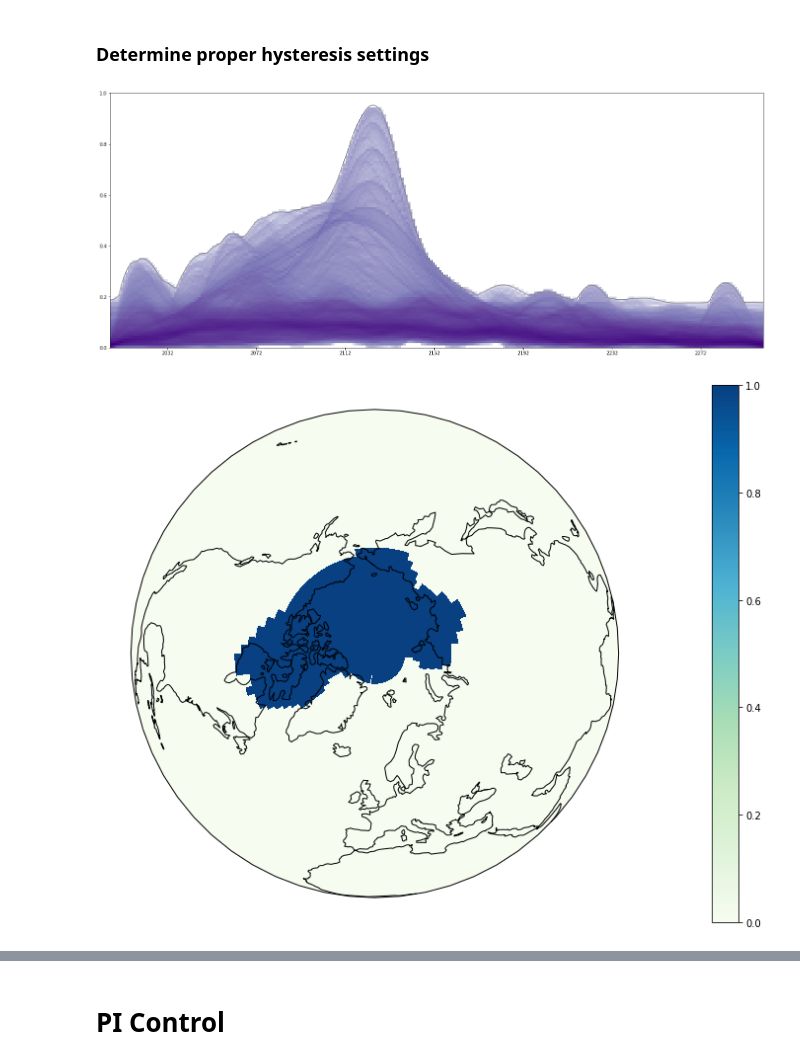
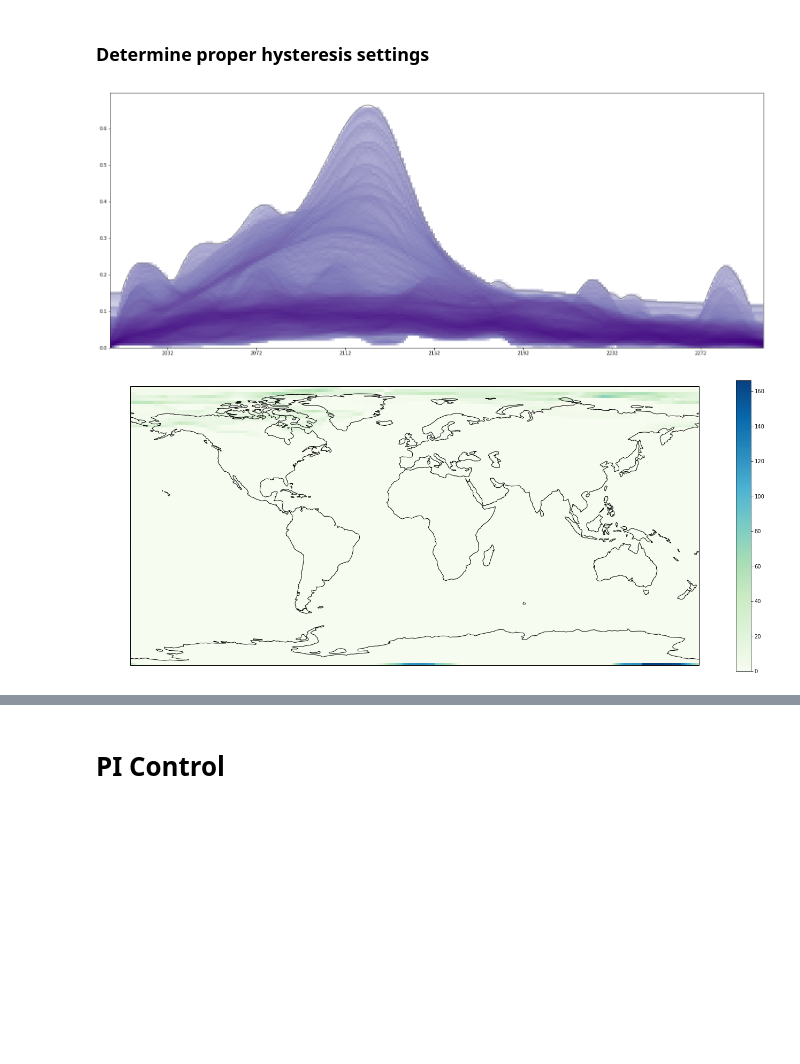
Before and after one commit to abrupt-climate/notebooks, a Jupyter notebook: Temperature.ipynb, the cells around one changed output, grey strips where cells are left out. Saved outputs shown, nothing was run; the diff lists cells and outputs as text; code cells hidden in the pictures; blank space fills up the shorter version.

```diff
--- a/Temperature.ipynb
+++ b/Temperature.ipynb
@@ -27,7 +28,7 @@ from plotting import (
 data_folder = Path("/mnt/Knolselderij/bulk/Abrupt/")
 month = 3
 
-sigma_d = unit('200 km')
+sigma_d = unit('500 km')
 sigma_t = unit('10 year')
 
 gamma = 1
@@ -150,26 +156,30 @@ Sigmas: 10.0001875275 0.964419572624 0.959276379647
 The Sobel filter has the same problem as the Gaussian filter, but the solution is easier. We just correct for the magnitude of the Sobel response by multiplying the longitudinal component by the cosine of the latitude.
 # %%
 sb = yearly_box.sobel_filter(smooth_data, weight=sobel_weights)
+pixel_sb = yearly_box.sobel_filter(smooth_data, physical=False)
 # %% [markdown]
 ### Determine proper hysteresis settings
 # %%
-signal = 1.0 / sb[3]
+signal = 1/sb[3]
 plot_signal_histogram(yearly_box, signal)
 # %% [output]
-[figure, old version]
+[figure, new version]
 # %%
 from hyper_canny import cp_edge_thinning, cp_double_threshold
 # %%
-dat = sb.transpose([3,2,1,0]).copy()
+# use directions of pixel based sobel transform and magnitudes from calibrated physical sobel.
+dat = pixel_sb.transpose([3,2,1,0]).copy()
+dat[:,:,:,3] = sb[3].transpose([2,1,0])
 mask = cp_edge_thinning(dat)
 thinned = mask.transpose([2, 1, 0])
+dat = sb.transpose([3,2,1,0])
 # %%
-edges = cp_double_threshold(data=dat, mask=mask, a=1/mag_quartiles[4], b=1/0.3)
+edges = cp_double_threshold(data=dat, mask=mask, a=1/0.28, b=1/0.1)
 m = edges.transpose([2, 1, 0])
 # %%
-plot_orthographic_np(yearly_box, m.sum(axis=0), cmap='GnBu')
+plot_plate_carree(yearly_box, m.sum(axis=0), cmap='GnBu')
 # %% [output]
-[figure, old version]
+[figure, new version]
 # %%
 years = np.array([d.year for d in yearly_box.dates])
 plot_orthographic_np(yearly_box, (years[:,None,None]*m).max(axis=0),  cmap='YlGnBu', vmin=2000, vmax=2150)
```
Also changed, not shown: parts of 10 cells of this notebook, 3 other files.
